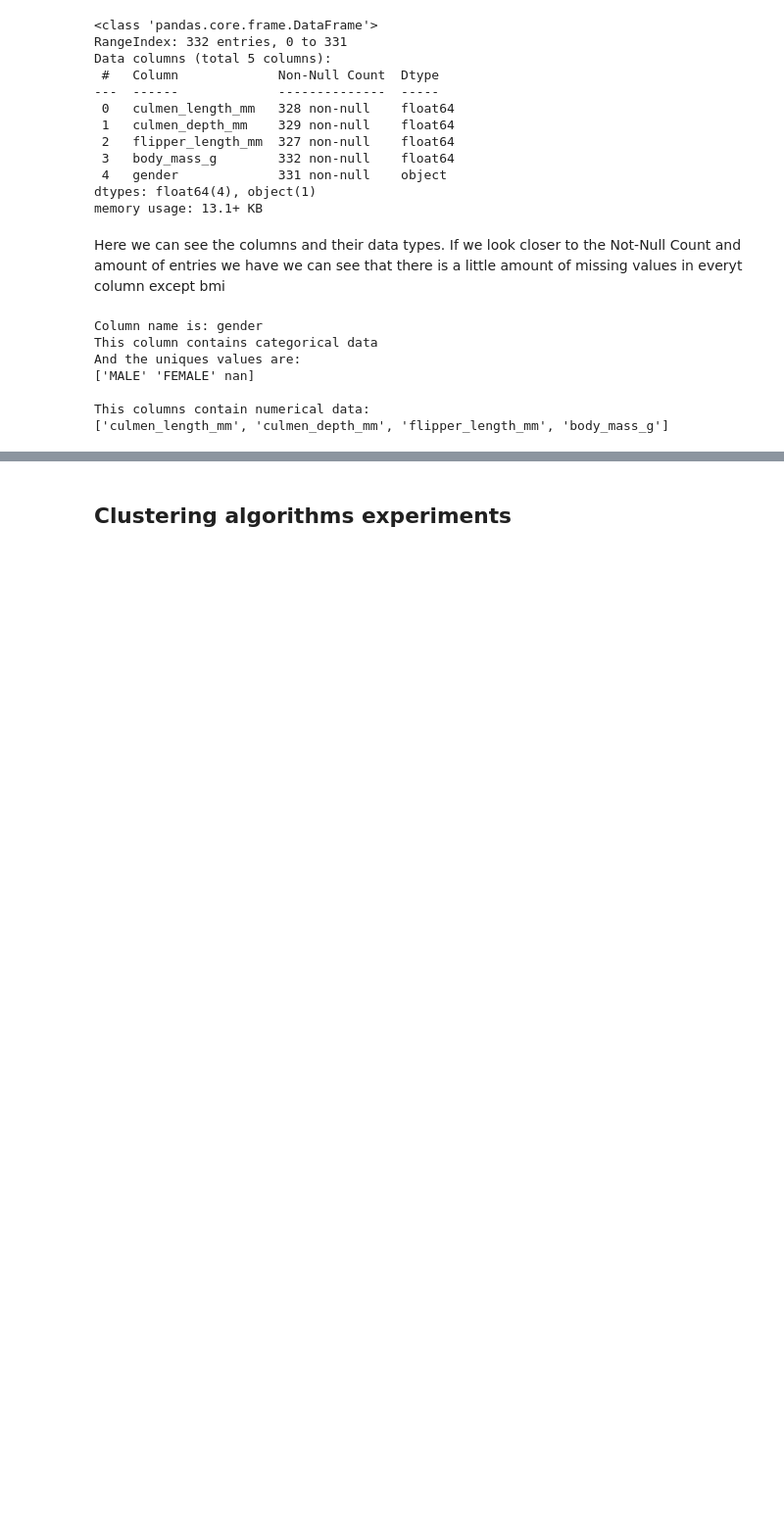
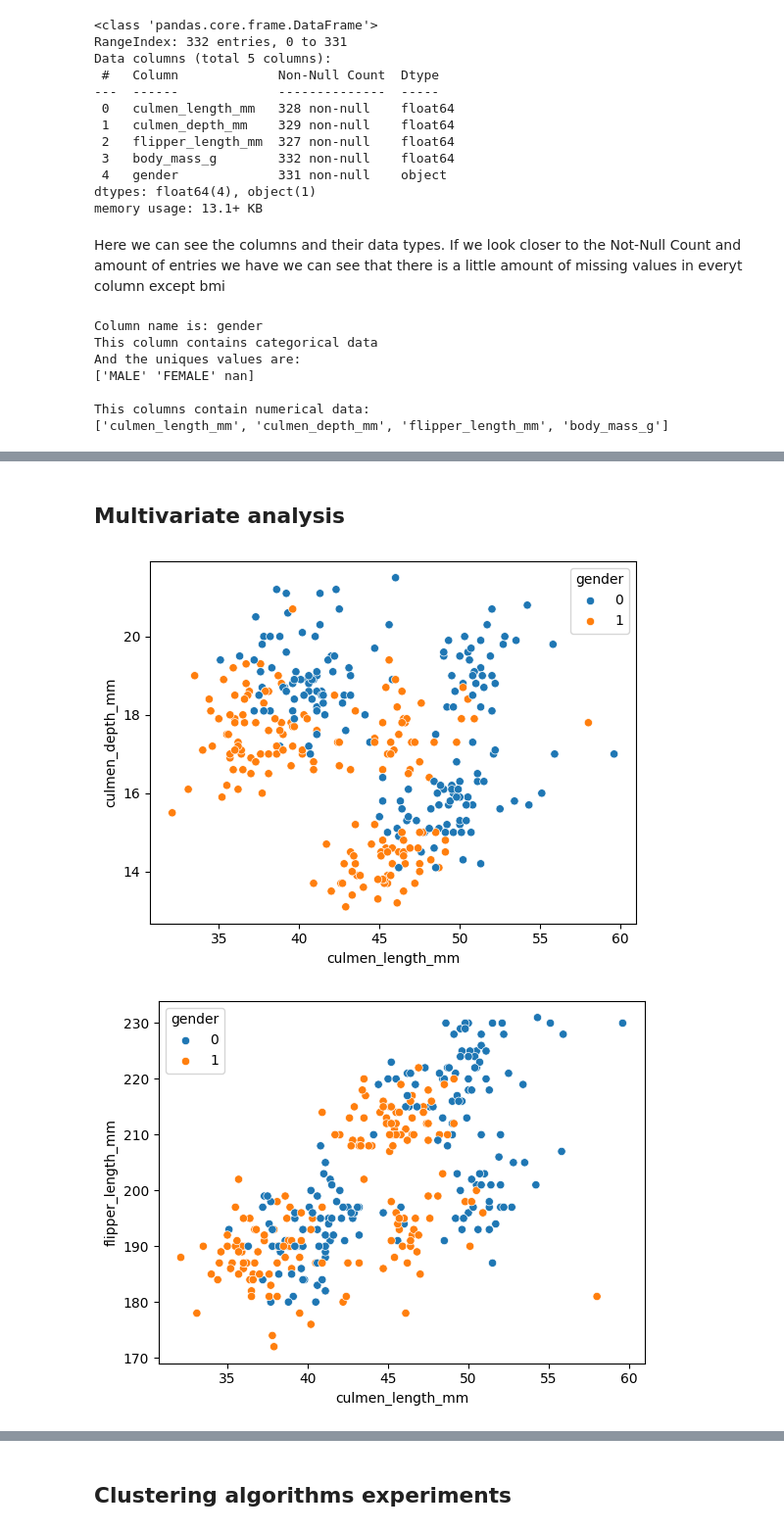
Before and after one commit to Bladwark/Penguins, a Jupyter notebook: penguins_type_analysis.ipynb, the cells around one changed output, grey strips where cells are left out. Shown at 98% size. Saved outputs shown, nothing was run; the diff lists cells and outputs as text; code cells hidden in the pictures; blank space fills up the shorter version.

```diff
--- a/penguins_type_analysis.ipynb
+++ b/penguins_type_analysis.ipynb
@@ -76,0 +196,15 @@ As we can see the only gender column is the one that we will have to encode. It
+# %% [markdown]
+## Multivariate analysis
+# %%
+column_names_no_gender = column_names[:-1]
+column_names_no_gender_len = len(column_names_no_gender)
+
+for i in range(column_names_no_gender_len):
+    for j in range(i,column_names_no_gender_len):
+        if column_names_no_gender[i] == column_names_no_gender[j]:
+            continue
+        sns.scatterplot(data = df, x = df[column_names_no_gender[i]], y = df[column_names_no_gender[j]],hue='gender')
+        plt.show()
+# %% [output]
+[figure, added]
+[figure, added]
```
Also changed, not shown: parts of 84 cells of this notebook.
